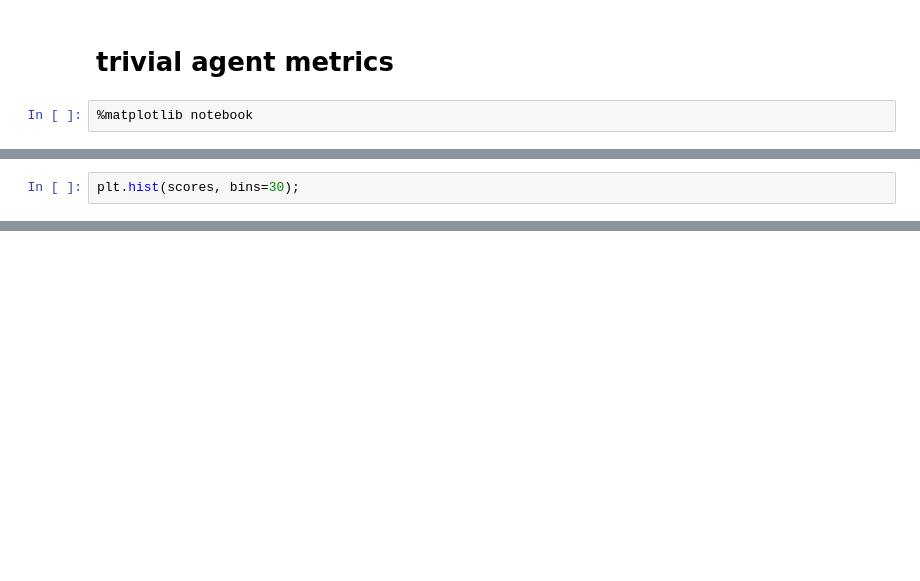
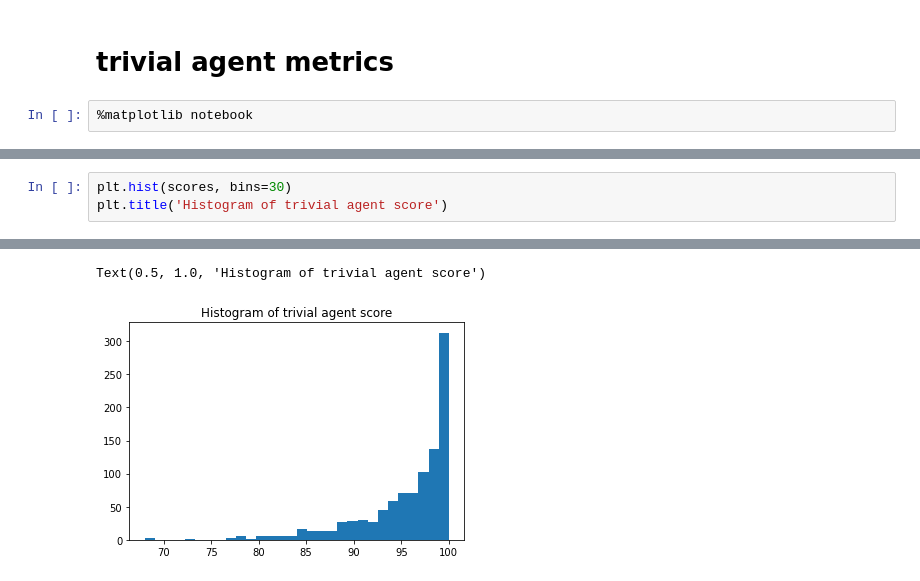
Before and after one commit to rshnn/battleship, a Jupyter notebook: 01-trivial-agent-metrics.ipynb, the cells around one changed output, grey strips where cells are left out. Drawn from its saved outputs; the diff is of its cells as text; blank space fills up the shorter version.

```diff
--- a/01-trivial-agent-metrics.ipynb
+++ b/01-trivial-agent-metrics.ipynb
@@ -46,3 +32,4 @@ np.array(scores).mean()
 # %%
-plt.hist(scores, bins=30);
+plt.hist(scores, bins=30)
+plt.title('Histogram of trivial agent score')
 # %% [output]
@@ -50,0 +36,2 @@ plt.hist(scores, bins=30);
+Text(0.5, 1.0, 'Histogram of trivial agent score')
+[figure, added]
```
Also changed, not shown: parts of 7 cells of this notebook, 39 other files.
